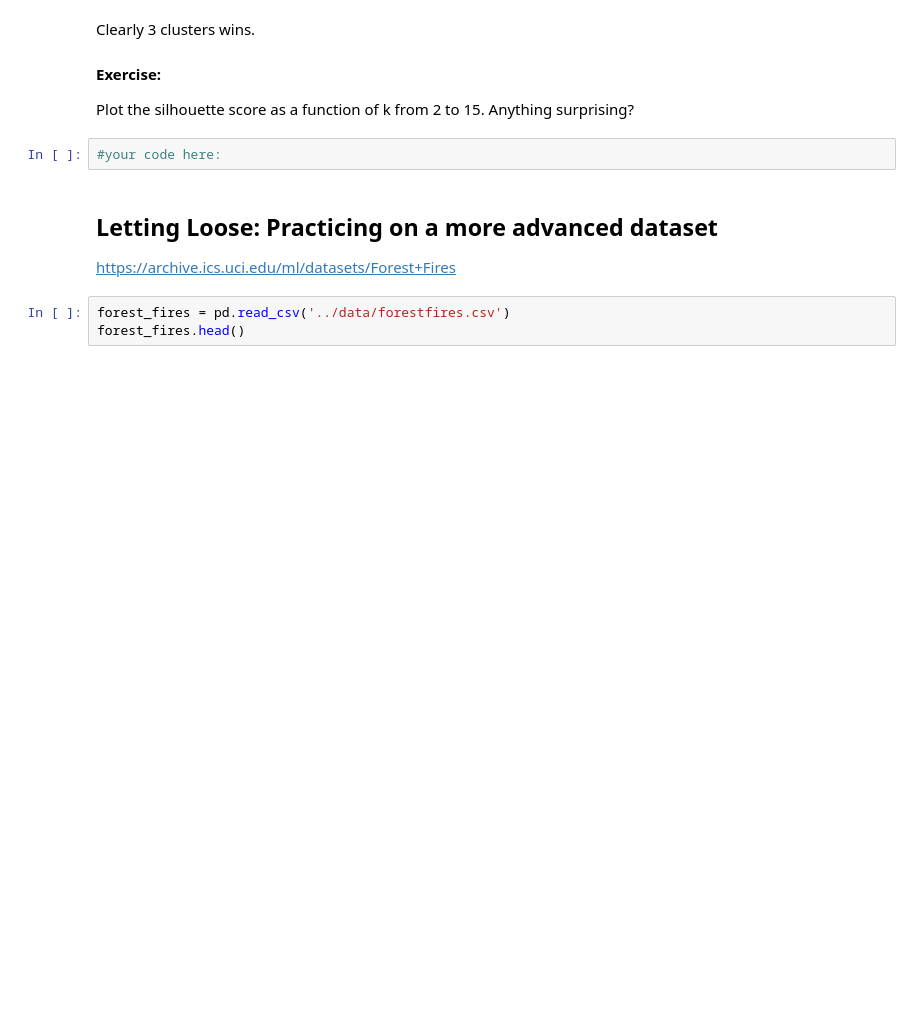
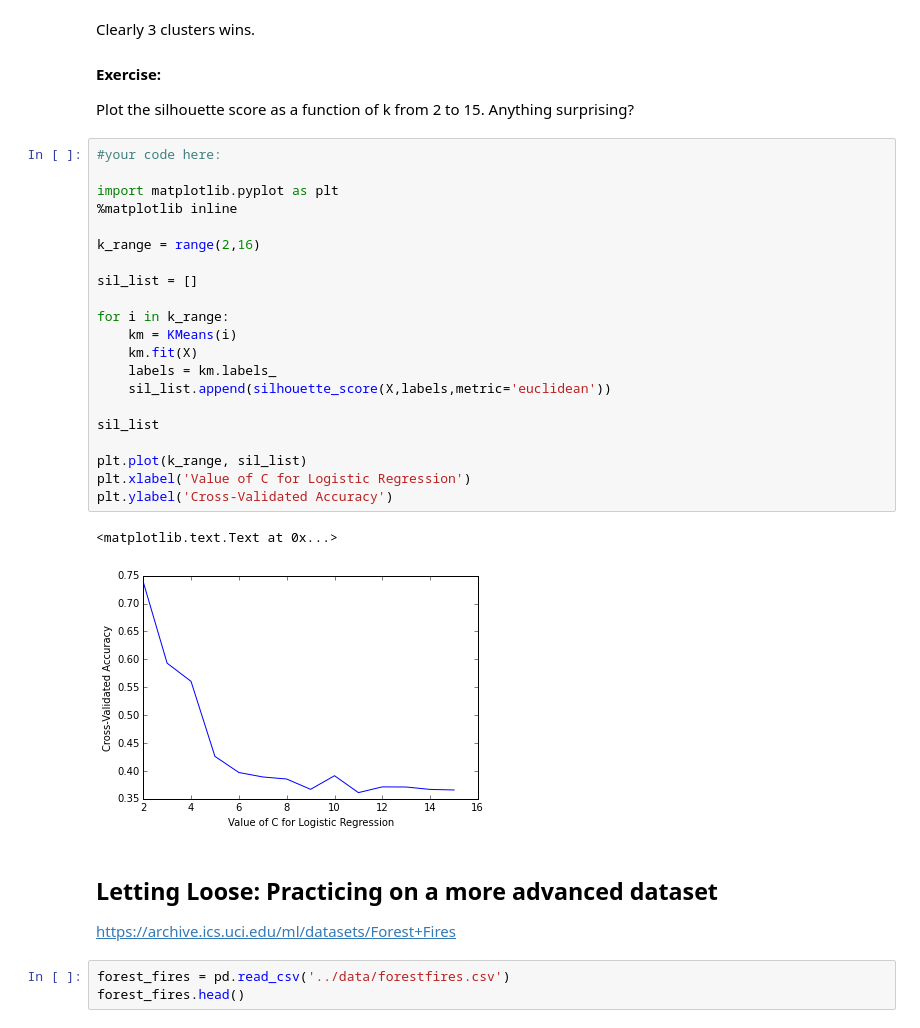
Before and after one commit to colby-schrauth/DAT_SF_19, a Jupyter notebook: labs/09-KMeans.ipynb, the cells around one changed output. Cells and saved outputs as stored; diff of their text form; blank space fills up the shorter version.

```diff
--- a/labs/09-KMeans.ipynb
+++ b/labs/09-KMeans.ipynb
@@ -129,8 +129,30 @@ Clearly 3 clusters wins.
 
 #### Exercise:
 Plot the silhouette score as a function of k from 2 to 15. Anything surprising?
-# %%
-#your code here:
+# %%
+#your code here:
+
+import matplotlib.pyplot as plt
+%matplotlib inline
+
+k_range = range(2,16)
+
+sil_list = []
+
+for i in k_range:
+    km = KMeans(i)
+    km.fit(X)
+    labels = km.labels_
+    sil_list.append(silhouette_score(X,labels,metric='euclidean'))
+
+sil_list
+
+plt.plot(k_range, sil_list)
+plt.xlabel('Value of C for Logistic Regression')
+plt.ylabel('Cross-Validated Accuracy')
+# %% [output]
+<matplotlib.text.Text at 0x...>
+[figure, added]
 # %% [markdown]
 ## Letting Loose: Practicing on a more advanced dataset
 https://archive.ics.uci.edu/ml/datasets/Forest+Fires
```
Also changed, not shown: parts of 4 cells of this notebook, 2 other files.
